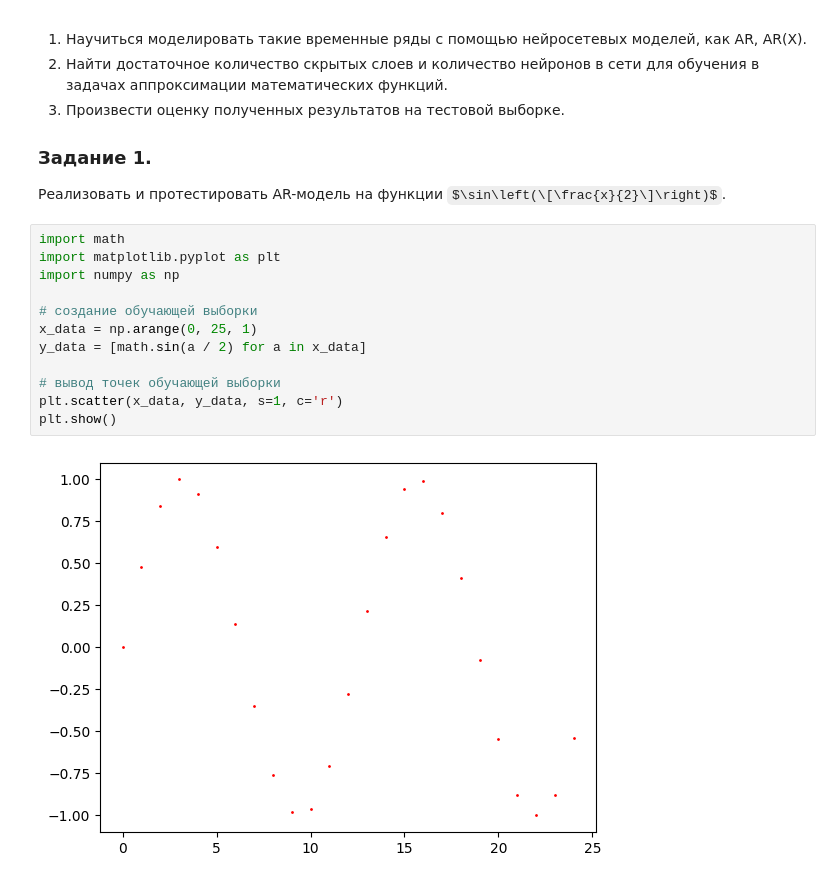
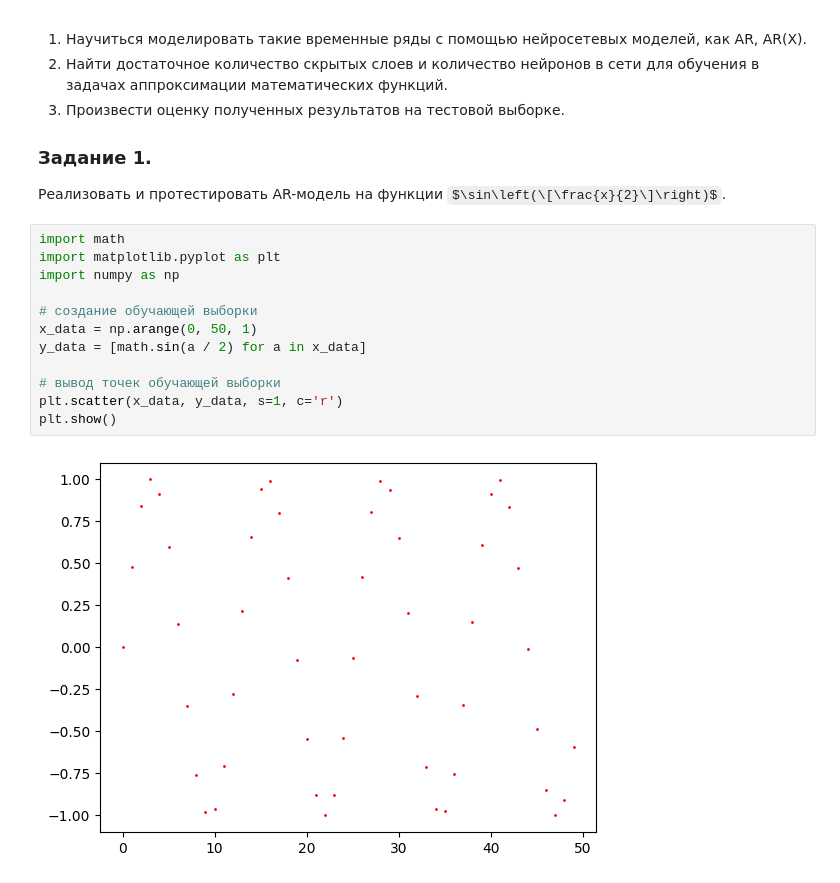
Before and after one commit to kolus-mospolytech/machine_learning-7sem, a Jupyter notebook: task4/task4.ipynb, the cells around one changed output. Cells and saved outputs as stored; diff of their text form; some formulas as TeX source.

```diff
--- a/task4/task4.ipynb
+++ b/task4/task4.ipynb
@@ -14,14 +14,14 @@
 # %%
 import math
 import matplotlib.pyplot as plt
 import numpy as np
 
 # создание обучающей выборки
-x_data = np.arange(0, 25, 1)
+x_data = np.arange(0, 50, 1)
 y_data = [math.sin(a / 2) for a in x_data]
 
 # вывод точек обучающей выборки
 plt.scatter(x_data, y_data, s=1, c='r')
 plt.show()
 # %% [output]
-[figure, old version]
+[figure, new version]
```
Also changed, not shown: parts of 6 cells of this notebook.
